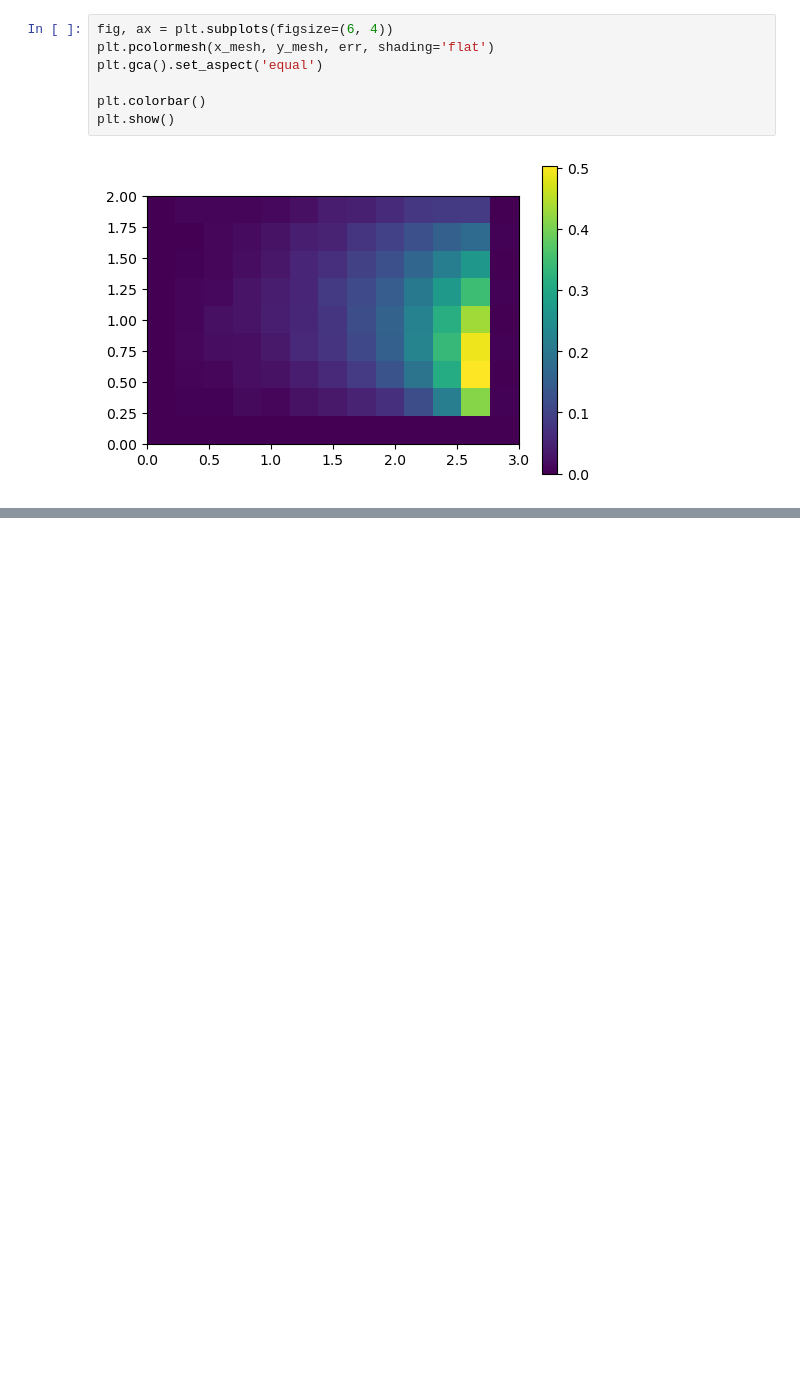
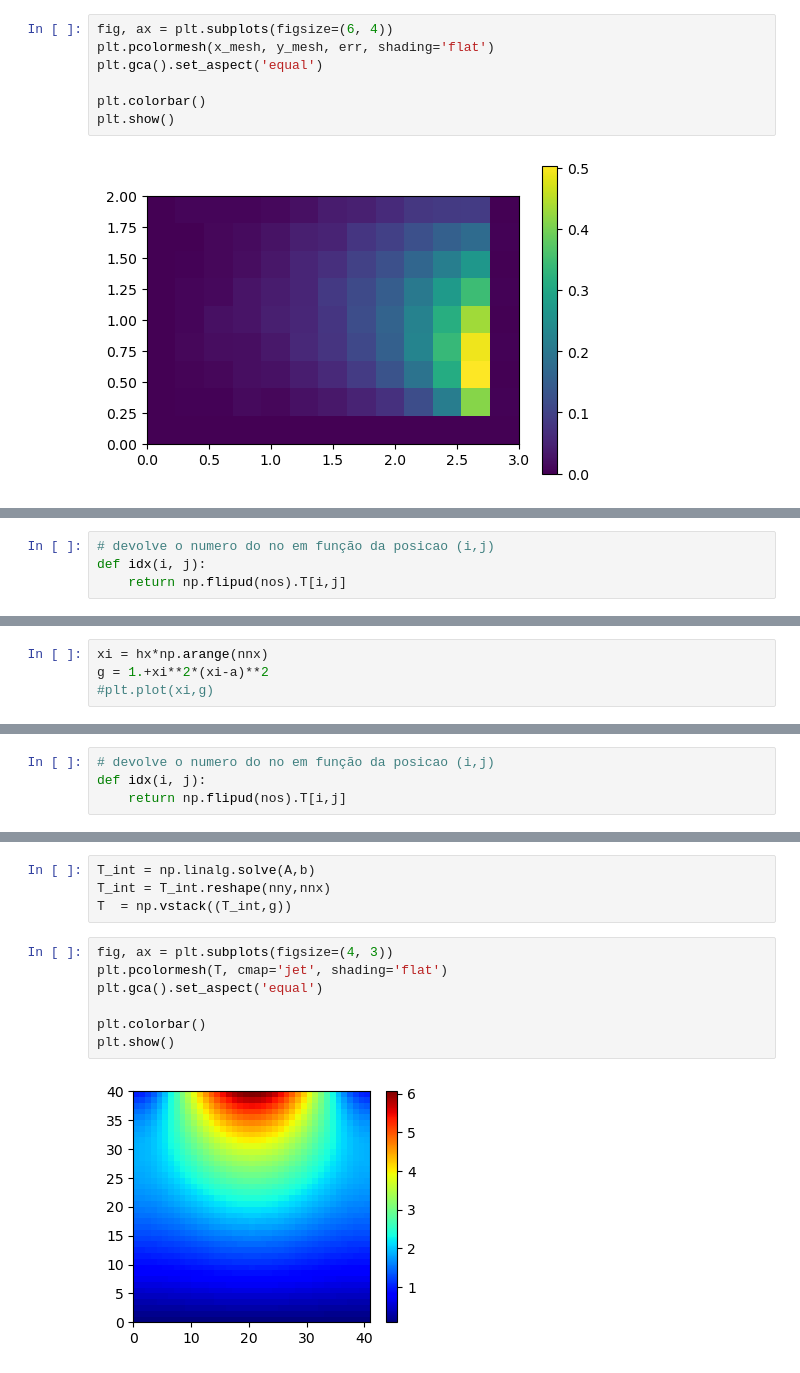
Before and after one commit to tiagoburiol/MatComp_IV, a Jupyter notebook: extras/08_exercicios_resolvidos.ipynb, the cells around one changed output, grey strips where cells are left out. Saved outputs shown, nothing was run; the diff lists cells and outputs as text; blank space fills up the shorter version.

```diff
--- a/extras/08_exercicios_resolvidos.ipynb
+++ b/extras/08_exercicios_resolvidos.ipynb
@@ -162,0 +226,4 @@ plt.show()
+# %%
+# devolve o numero do no em função da posicao (i,j)
+def idx(i, j):
+    return np.flipud(nos).T[i,j]
@@ -162,0 +236,4 @@ plt.show()
+# %%
+xi = hx*np.arange(nnx)
+g = 1.+xi**2*(xi-a)**2
+#plt.plot(xi,g)
@@ -162,0 +248,4 @@ plt.show()
+# %%
+# devolve o numero do no em função da posicao (i,j)
+def idx(i, j):
+    return np.flipud(nos).T[i,j]
@@ -162,0 +290,13 @@ plt.show()
+# %%
+T_int = np.linalg.solve(A,b)
+T_int = T_int.reshape(nny,nnx)
+T  = np.vstack((T_int,g))
+# %%
+fig, ax = plt.subplots(figsize=(4, 3))
+plt.pcolormesh(T, cmap='jet', shading='flat')
+plt.gca().set_aspect('equal')
+
+plt.colorbar()
+plt.show()
+# %% [output]
+[figure, added]
```
Also changed, not shown: parts of 20 cells of this notebook.
